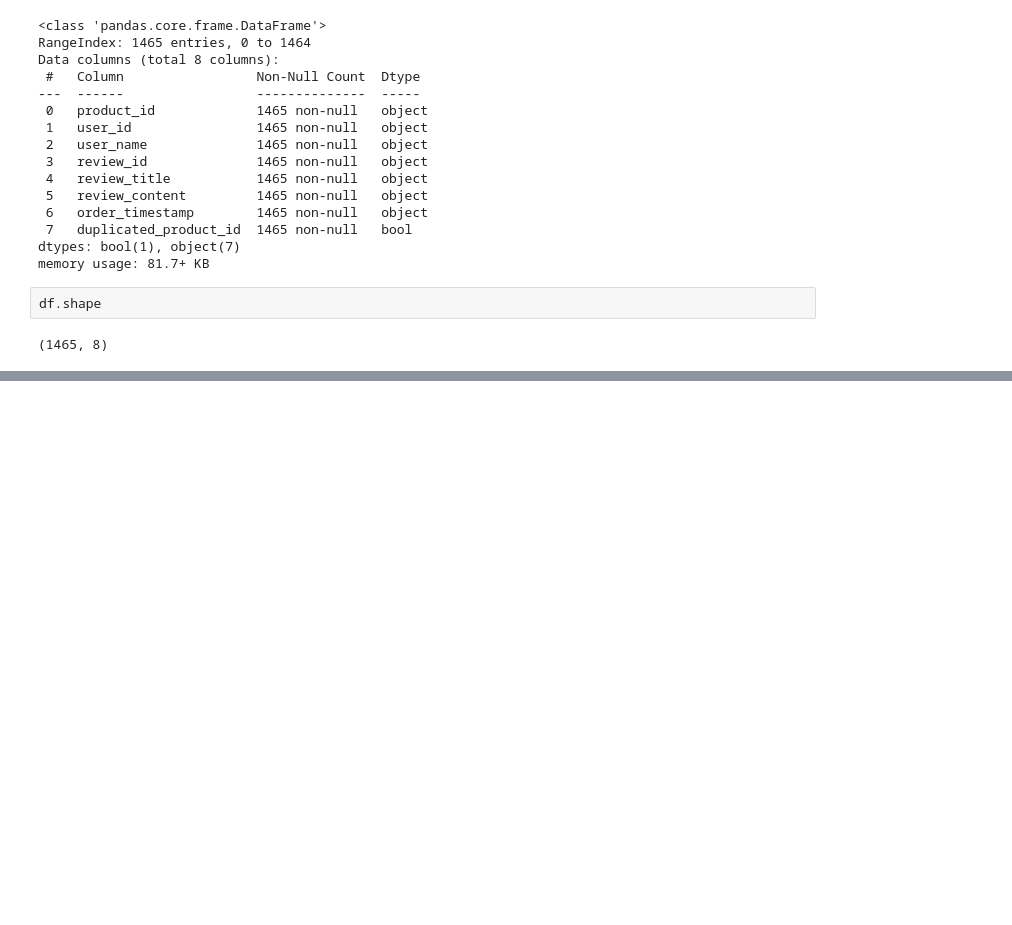
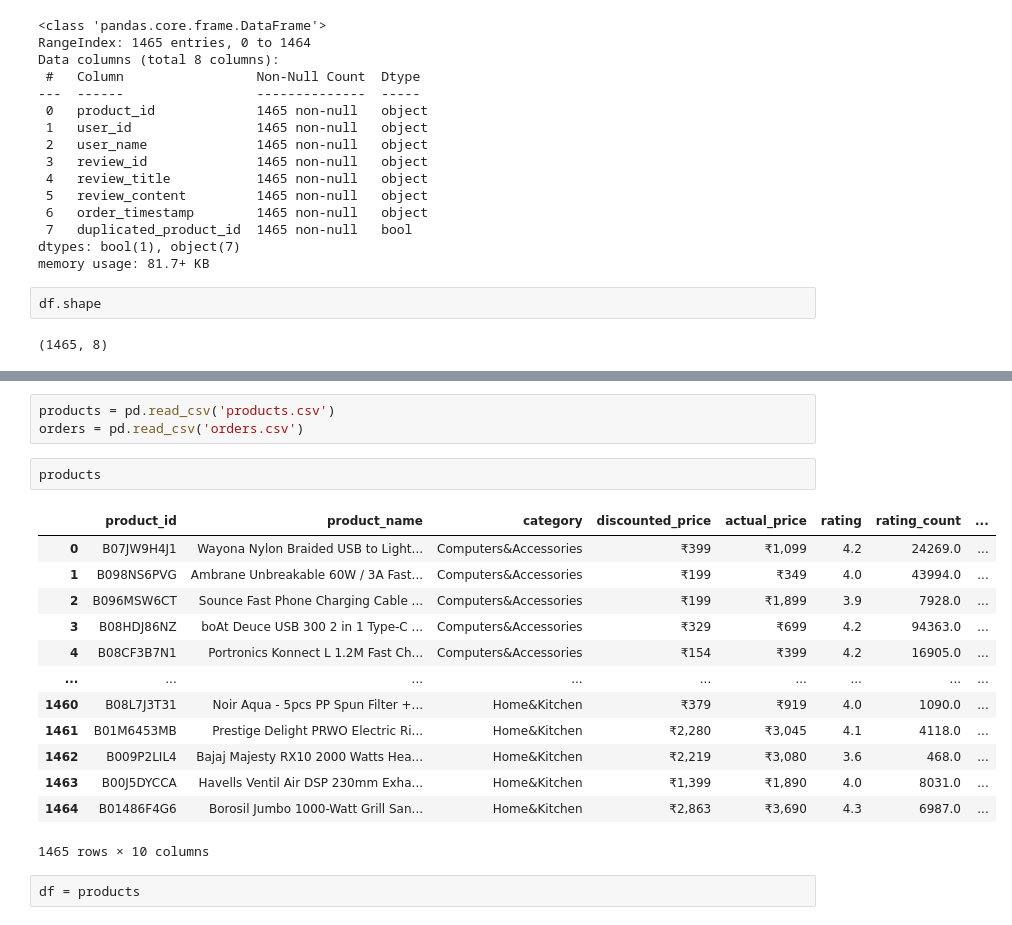
Before and after one commit to Shivappa/AIML, a Jupyter notebook: Pandas_in_Detail.ipynb, the cells around one changed output, grey strips where cells are left out. Saved outputs shown, nothing was run; the diff lists cells and outputs as text; blank space fills up the shorter version.

```diff
--- a/Pandas_in_Detail.ipynb
+++ b/Pandas_in_Detail.ipynb
@@ -815,3 +815,24 @@ df.describe()
 | unique | 1351 | 1194 | 1194 | 1194 | 1194 | 1212 | 1465 | ... |
 | top | B083342NKJ | AHIKJUDTVJ4T6DV6IUGFYZ5LXMPA,AE55... | $@|\|TO$|-|,Sethu madhav,Akash Th... | R3F4T5TRYPTMIG,R3DQIEC603E7AY,R1O... | Worked on iPhone 7 and didn’t wor... | I am not big on camera usage, per... | 2023-12-31 00:00:00.000000000 | ... |
 | freq | 3 | 10 | 10 | 10 | 10 | 8 | 1 | ... |
+# %%
+products = pd.read_csv('products.csv')
+orders = pd.read_csv('orders.csv')
+# %%
+products
+# %% [output]
+|  | product_id | product_name | category | discounted_price | actual_price | rating | rating_count | ... |
+| 0 | B07JW9H4J1 | Wayona Nylon Braided USB to Light... | Computers&Accessories | ₹399 | ₹1,099 | 4.2 | 24269.0 | ... |
+| 1 | B098NS6PVG | Ambrane Unbreakable 60W / 3A Fast... | Computers&Accessories | ₹199 | ₹349 | 4.0 | 43994.0 | ... |
+| 2 | B096MSW6CT | Sounce Fast Phone Charging Cable ... | Computers&Accessories | ₹199 | ₹1,899 | 3.9 | 7928.0 | ... |
+| 3 | B08HDJ86NZ | boAt Deuce USB 300 2 in 1 Type-C ... | Computers&Accessories | ₹329 | ₹699 | 4.2 | 94363.0 | ... |
+| 4 | B08CF3B7N1 | Portronics Konnect L 1.2M Fast Ch... | Computers&Accessories | ₹154 | ₹399 | 4.2 | 16905.0 | ... |
+| ... | ... | ... | ... | ... | ... | ... | ... | ... |
+| 1460 | B08L7J3T31 | Noir Aqua - 5pcs PP Spun Filter +... | Home&Kitchen | ₹379 | ₹919 | 4.0 | 1090.0 | ... |
+| 1461 | B01M6453MB | Prestige Delight PRWO Electric Ri... | Home&Kitchen | ₹2,280 | ₹3,045 | 4.1 | 4118.0 | ... |
+| 1462 | B009P2LIL4 | Bajaj Majesty RX10 2000 Watts Hea... | Home&Kitchen | ₹2,219 | ₹3,080 | 3.6 | 468.0 | ... |
+| 1463 | B00J5DYCCA | Havells Ventil Air DSP 230mm Exha... | Home&Kitchen | ₹1,399 | ₹1,890 | 4.0 | 8031.0 | ... |
+| 1464 | B01486F4G6 | Borosil Jumbo 1000-Watt Grill San... | Home&Kitchen | ₹2,863 | ₹3,690 | 4.3 | 6987.0 | ... |
+1465 rows × 10 columns
+# %%
+df = products
```
Also changed, not shown: parts of 8 cells of this notebook.
